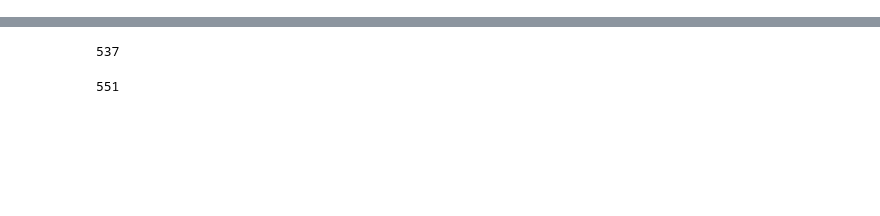
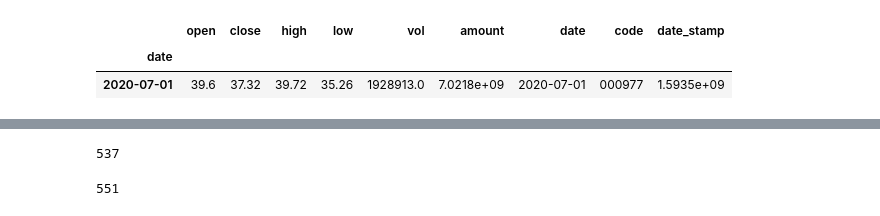
Before and after one commit to mildone/strategy, a Jupyter notebook: Untitled.ipynb, the cells around one changed output, grey strips where cells are left out. Saved outputs shown, nothing was run; the diff lists cells and outputs as text; code cells hidden in the pictures; blank space fills up the shorter version.

```diff
--- a/Untitled.ipynb
+++ b/Untitled.ipynb
@@ -169,0 +1,8 @@ date       code
+# %%
+import QUANTAXIS as QA
+td = QA.QAFetch.QATdx.QA_fetch_get_stock_day('000977','2020-07-01','2020-07-01',if_fq='bfq')
+td
+# %% [output]
+|  | open | close | high | low | vol | amount | date | code | date_stamp |
+| date |  |  |  |  |  |  |  |  |  |
+| 2020-07-01 | 39.6 | 37.32 | 39.72 | 35.26 | 1928913.0 | 7.0218e+09 | 2020-07-01 | 000977 | 1.5935e+09 |
```
Also changed, not shown: parts of 11 cells of this notebook, 3 other files.
